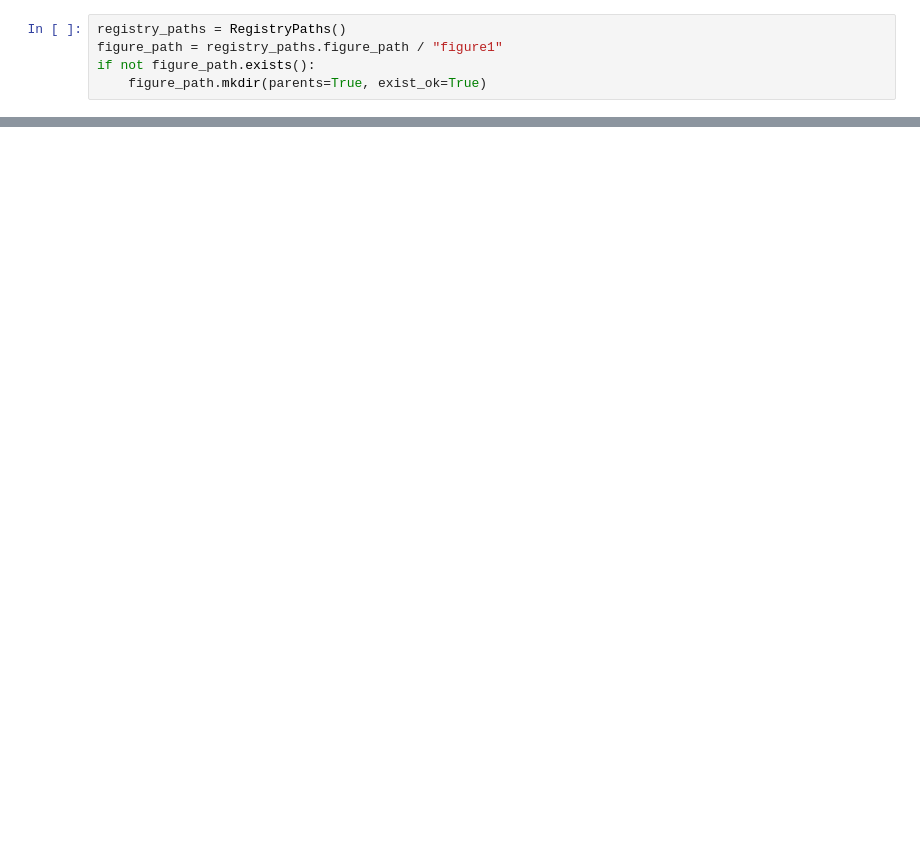
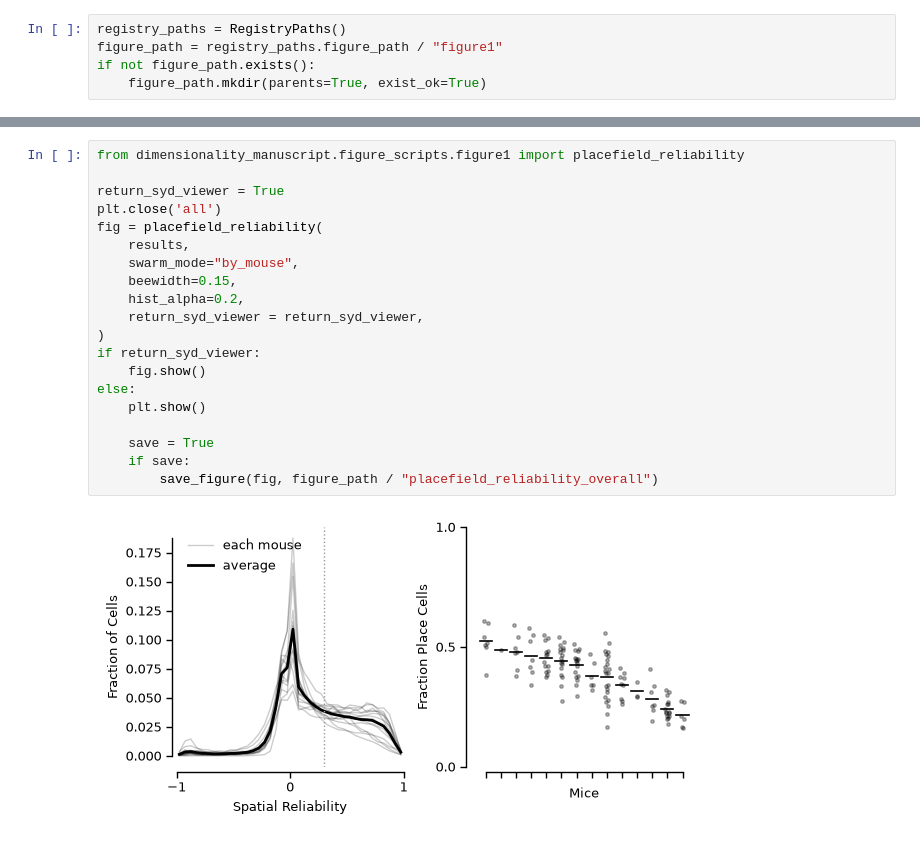
Before and after one commit to landoskape/vrAnalysis, a Jupyter notebook: dimensionality_manuscript/dim_intro_primary.ipynb, the cells around one changed output, grey strips where cells are left out. Cells and saved outputs as stored; diff of their text form; blank space fills up the shorter version.

```diff
--- a/dimensionality_manuscript/dim_intro_primary.ipynb
+++ b/dimensionality_manuscript/dim_intro_primary.ipynb
@@ -112,0 +155,22 @@ else:
+# %%
+from dimensionality_manuscript.figure_scripts.figure1 import placefield_reliability
+
+return_syd_viewer = True
+plt.close('all')
+fig = placefield_reliability(
+    results,
+    swarm_mode="by_mouse",
+    beewidth=0.15,
+    hist_alpha=0.2,
+    return_syd_viewer = return_syd_viewer,
+)
+if return_syd_viewer:
+    fig.show()
+else:
+    plt.show()
+
+    save = True
+    if save:
+        save_figure(fig, figure_path / "placefield_reliability_overall")
+# %% [output]
+[figure, added]
```
Also changed, not shown: parts of 8 cells of this notebook, 6 other files.
